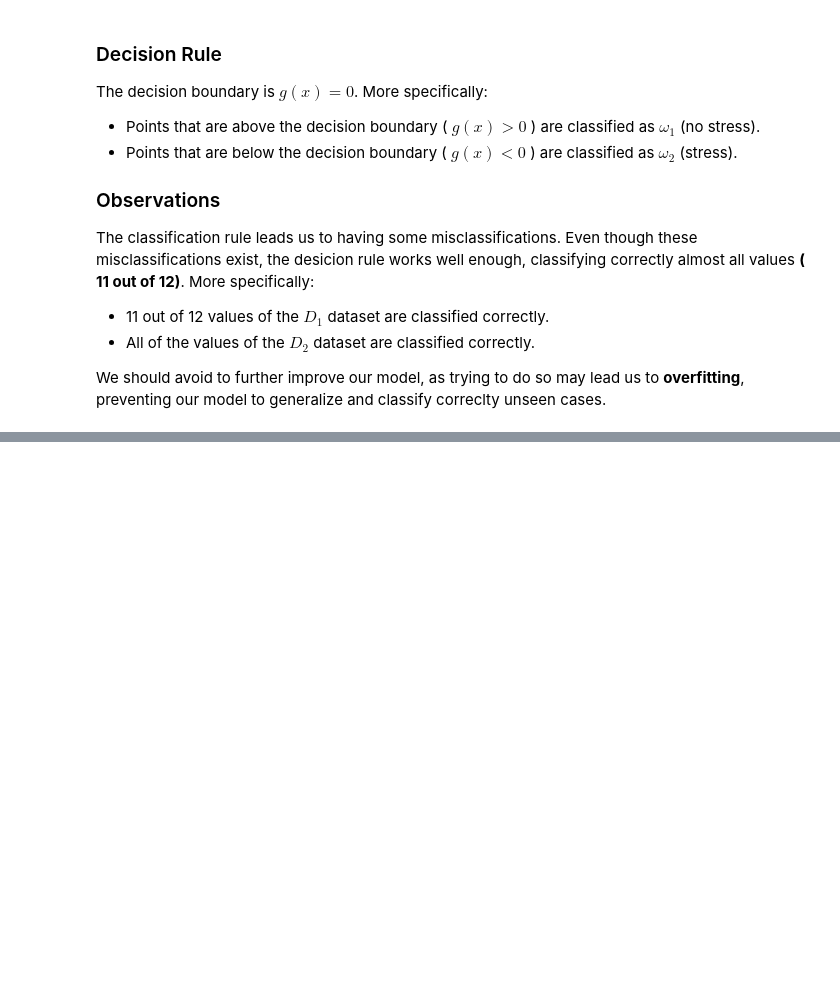
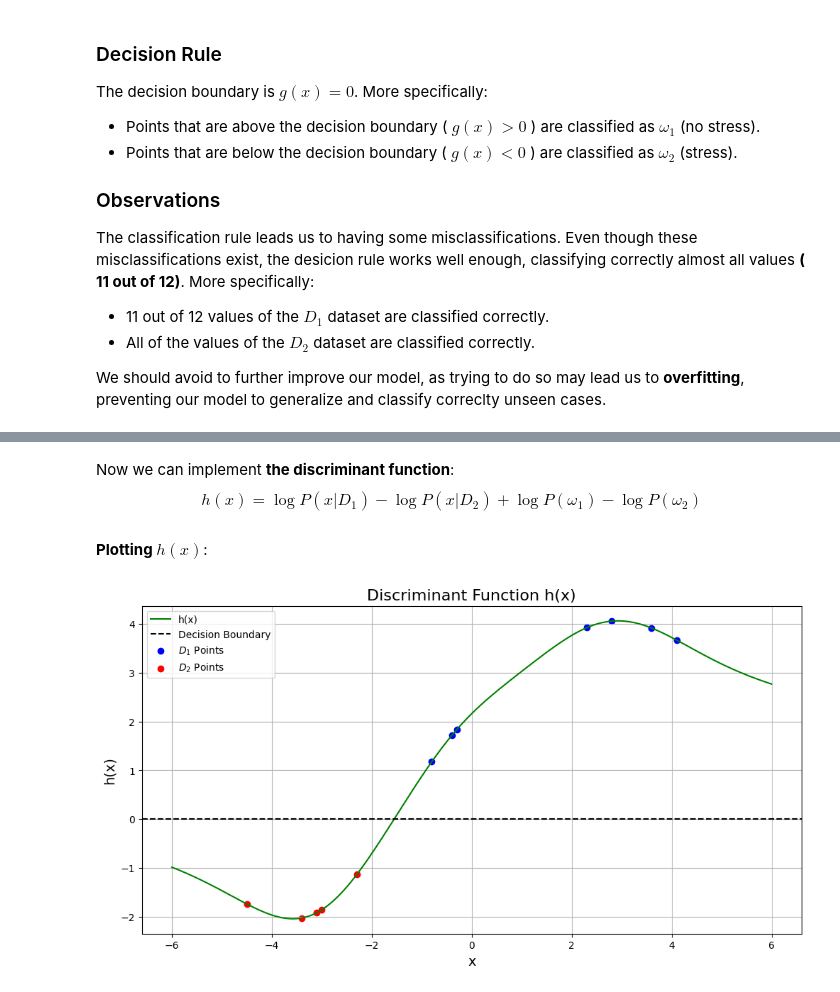
Before and after one commit to vgzoidis/MachineLearningExersice, a Jupyter notebook: Team-5-AC.ipynb, the cells around one changed output, grey strips where cells are left out. Cells and saved outputs as stored; diff of their text form; code cells hidden in the pictures; blank space fills up the shorter version.

```diff
--- a/Team-5-AC.ipynb
+++ b/Team-5-AC.ipynb
@@ -105,0 +163,39 @@ We should avoid to further improve our model, as trying to do so may lead us to
+# %%
+def pdf(x, theta):
+    return 1 / (np.pi*(1 + (x-theta)**2))
+
+def posterior_predictive(x, D, x_values):
+    posterior_x = posterior(D, x_values)
+    integrand = [pdf(x, theta)*posterior_x[i] for i, theta in enumerate(x_values)]
+    return np.trapezoid(integrand, x_values)
+# %% [markdown]
+Now we can implement **the discriminant function**:
+$$ h(x) = \log{P(x|D_1)} - \log{P(x|D_2)} + \log{P(\omega_1)} - \log{P(\omega_2)} $$
+# %%
+# Discrimination function
+def predict(x, D1, D2, x_values, P1, P2):
+    p_x_given_D1 = posterior_predictive(x, D1, x_values)
+    p_x_given_D2 = posterior_predictive(x, D2, x_values)
+    return np.log(p_x_given_D1) - np.log(p_x_given_D2) + np.log(P1) - np.log(P2)
+# %% [markdown]
+**Plotting $h(x)$**:
+# %%
+
+x_values = np.linspace(-6, 6, 500)
+h_values = [predict(x, D1, D2, x_values, P1, P2) for x in x_values]
+d1_values = [predict(x, D1, D2, x_values, P1, P2) for x in D1]
+d2_values = [predict(x, D1, D2, x_values, P1, P2) for x in D2]
+
+plt.figure(figsize=(12, 6))
+plt.plot(x_values, h_values, label='h(x)', color='green')
+plt.axhline(0, color='black', linestyle='--', label='Decision Boundary')
+plt.scatter(D1, d1_values, color="blue", label=r"$D_1$ Points")
+plt.scatter(D2, d2_values, color="red", label=r"$D_2$ Points")
+plt.title('Discriminant Function h(x)', fontsize=16)
+plt.xlabel('x', fontsize=14)
+plt.ylabel('h(x)', fontsize=14)
+plt.legend()
+plt.grid()
+plt.show()
+# %% [output]
+[figure, added]
```
Also changed, not shown: parts of 40 cells of this notebook.
